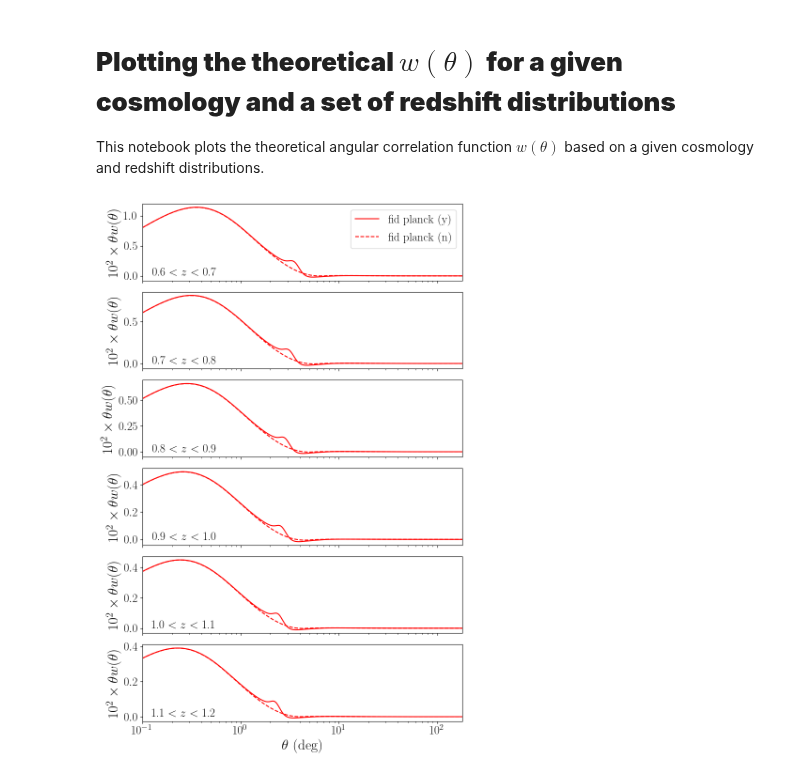
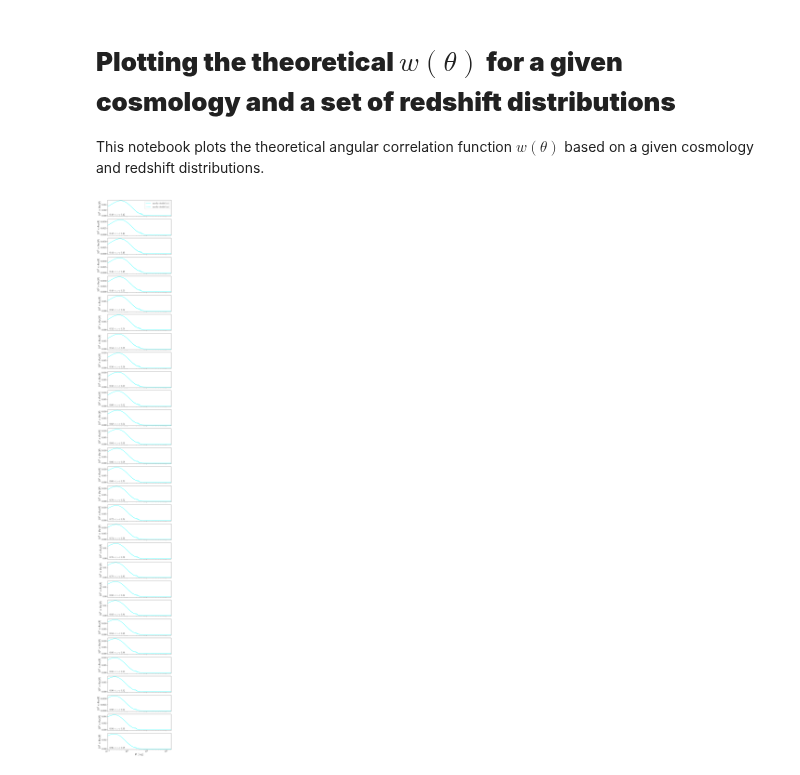
Before and after one commit to juanejo95/BAOfit_wtheta, a Jupyter notebook: nb_plot_wtheta_template.ipynb, the cells around one changed output. Cells and saved outputs as stored; diff of their text form; code cells hidden in the pictures.

```diff
--- a/nb_plot_wtheta_template.ipynb
+++ b/nb_plot_wtheta_template.ipynb
@@ -26,17 +26,17 @@ galaxy_bias = {bin_z: 1.5 for bin_z in range(30)}
 # nz_flags = ["fid"]
 # cosmology_templates = ["planck"]
 
-dataset = "DESY6"
-nz_flags = ["fid"]
-cosmology_templates = ["planck"]
+# dataset = "DESY6"
+# nz_flags = ["fid"]
+# cosmology_templates = ["mice"]
 
 # dataset = "DESY6_COLA"
 # nz_flags = ["mocks"]
 # cosmology_templates = ["mice"]
 
-# dataset = "DESIY1_LRG_Abacus"
-# nz_flags = ["mocks"]
-# cosmology_templates = ["desifid"]
+dataset = "DESIY1_LRG_Abacus"
+nz_flags = ["mocks"]
+cosmology_templates = ["desifid"]
 
 colors = {
     ("DESY6", "fid", "mice"): "blue",
@@ -92,31 +92,31 @@ for cosmology_template in cosmology_templates:
                 theta = wtheta_dict["bb"][:, 0]
                 wtheta_bb[bin_z] = wtheta_dict["bb"][:, 1]
                 wtheta_bf[bin_z] = wtheta_dict["bf"][:, 1]
                 wtheta_ff[bin_z] = wtheta_dict["ff"][:, 1]
 
                 wtheta[bin_z] = galaxy_bias[bin_z] ** 2 * wtheta_bb[bin_z] + galaxy_bias[bin_z] * wtheta_bf[bin_z] + wtheta_ff[bin_z]
 
                 ax.semilogx(theta * 180 / np.pi, 100 * (theta * 180 / np.pi) * wtheta[bin_z], label=label, color=color, linestyle=linestyle[include_wiggles])
 
             z_edge = z_edges[bin_z]
             if bin_z == nbins_max - 1:
                 ax.set_xlabel(r"$\theta$ (deg)", fontsize=22)
             ax.set_ylabel(r"$10^2 \times \theta w(\theta)$", fontsize=22)
             ax.set_xlim([10**-1, 180])
             ax.tick_params(axis="x", labelsize=18)
             ax.tick_params(axis="y", labelsize=18)
 
             if nbins[dataset, nz_flag] == nbins_max and not text_added[bin_z]:
                 if dataset not in ["DESIY1_LRG_Abacus"]:
                     ax.text(0.03, 0.1, f"{z_edge[0]} $< z <$ {z_edge[1]}", ha="left", va="center", transform=ax.transAxes, fontsize=18)
                 else:
                     ax.text(0.03, 0.1, f"{z_edge[0]:.2f} $< z <$ {z_edge[1]:.2f}", ha="left", va="center", transform=ax.transAxes, fontsize=18)
                 text_added[bin_z] = True
 
         # if cosmology_template == cosmology_templates[0]:  # Add legend only to the first cosmology template
         axs[0].legend(loc="upper right", fontsize=18, ncol=len(nz_flags) * len(cosmology_templates))
 
 plt.tight_layout()
 plt.show()
 # %% [output]
-[figure, old version]
+[figure, new version]
```
Also changed, not shown: 3 other files.
